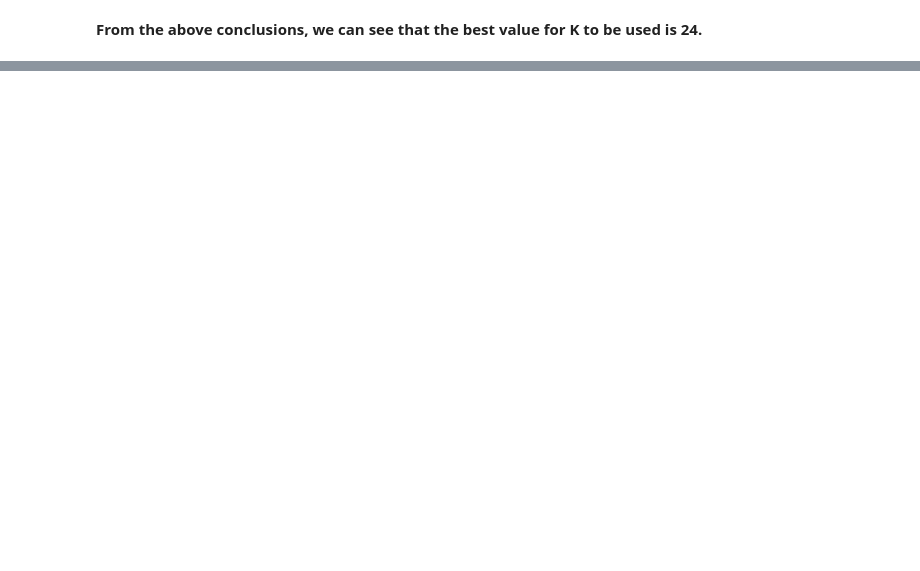
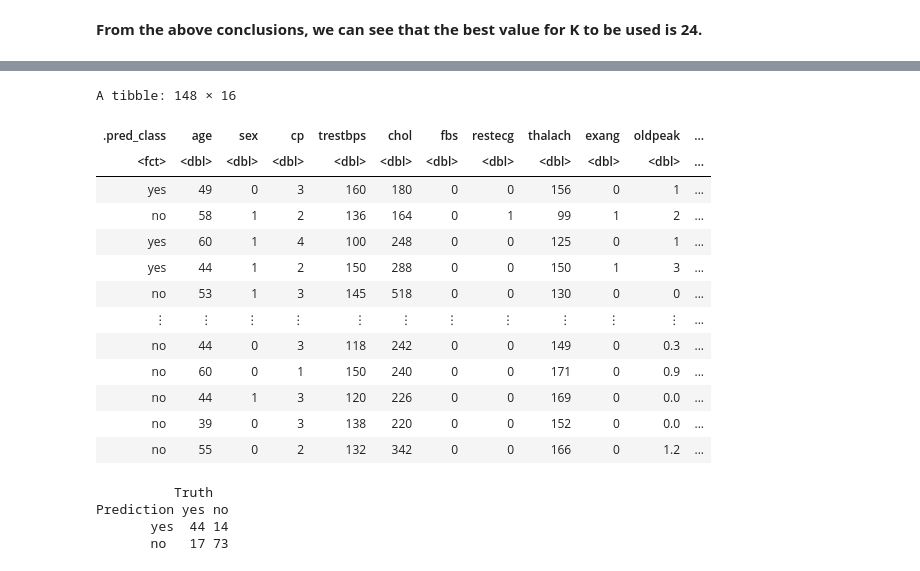
Before and after one commit to xenshreyas/Heart-Disease-Analysis, a Jupyter notebook: heart_data_analysis.ipynb, the cells around one changed output, grey strips where cells are left out. Cells and saved outputs as stored; diff of their text form; code cells hidden in the pictures; blank space fills up the shorter version.

Commit message:
retrained classifier and predicted on test set

```diff
--- a/heart_data_analysis.ipynb
+++ b/heart_data_analysis.ipynb
@@ -280,2 +298,13 @@ A tibble: 1 × 3
 # %% [markdown]
 **From the above conclusions, we can see that the best value for K to be used is 24.**
+# %%
+#Retraining the classifer
+knn_spec <- nearest_neighbor(weight_func = "rectangular", neighbors = 24) |>
+    set_engine("kknn") |>
+    set_mode("classification")
+
+knn_fit <- workflow() |>
+    add_recipe(heart_recipe) |>
+    add_model(knn_spec) |>
+    fit(data = heart_training)
+knn_fit
@@ -281,0 +331,20 @@ A tibble: 1 × 3
+# %%
+#Predicting the labels in the test set
+heart_test_predictions <- predict(knn_fit, heart_testing) |>
+    bind_cols(heart_testing)
+heart_test_predictions
+# %% [output]
+A tibble: 148 × 16
+| .pred_class | age | sex | cp | trestbps | chol | fbs | restecg | thalach | exang | oldpeak | ... |
+| <fct> | <dbl> | <dbl> | <dbl> | <dbl> | <dbl> | <dbl> | <dbl> | <dbl> | <dbl> | <dbl> | ... |
+| yes | 49 | 0 | 3 | 160 | 180 | 0 | 0 | 156 | 0 | 1 | ... |
+| no | 58 | 1 | 2 | 136 | 164 | 0 | 1 | 99 | 1 | 2 | ... |
+| yes | 60 | 1 | 4 | 100 | 248 | 0 | 0 | 125 | 0 | 1 | ... |
+| yes | 44 | 1 | 2 | 150 | 288 | 0 | 0 | 150 | 1 | 3 | ... |
+| no | 53 | 1 | 3 | 145 | 518 | 0 | 0 | 130 | 0 | 0 | ... |
+| ⋮ | ⋮ | ⋮ | ⋮ | ⋮ | ⋮ | ⋮ | ⋮ | ⋮ | ⋮ | ⋮ | ... |
+| no | 44 | 0 | 3 | 118 | 242 | 0 | 0 | 149 | 0 | 0.3 | ... |
+| no | 60 | 0 | 1 | 150 | 240 | 0 | 0 | 171 | 0 | 0.9 | ... |
+| no | 44 | 1 | 3 | 120 | 226 | 0 | 0 | 169 | 0 | 0.0 | ... |
+| no | 39 | 0 | 3 | 138 | 220 | 0 | 0 | 152 | 0 | 0.0 | ... |
+| no | 55 | 0 | 2 | 132 | 342 | 0 | 0 | 166 | 0 | 1.2 | ... |
@@ -281,0 +356,10 @@ A tibble: 1 × 3
+# %%
+#Looking at the confusion matrix
+confusion <- heart_test_predictions |>
+             conf_mat(truth = hd, estimate = .pred_class)
+confusion
+# %% [output]
+          Truth
+Prediction yes no
+       yes  44 14
+       no   17 73
```
Also changed, not shown: parts of 8 cells of this notebook.
